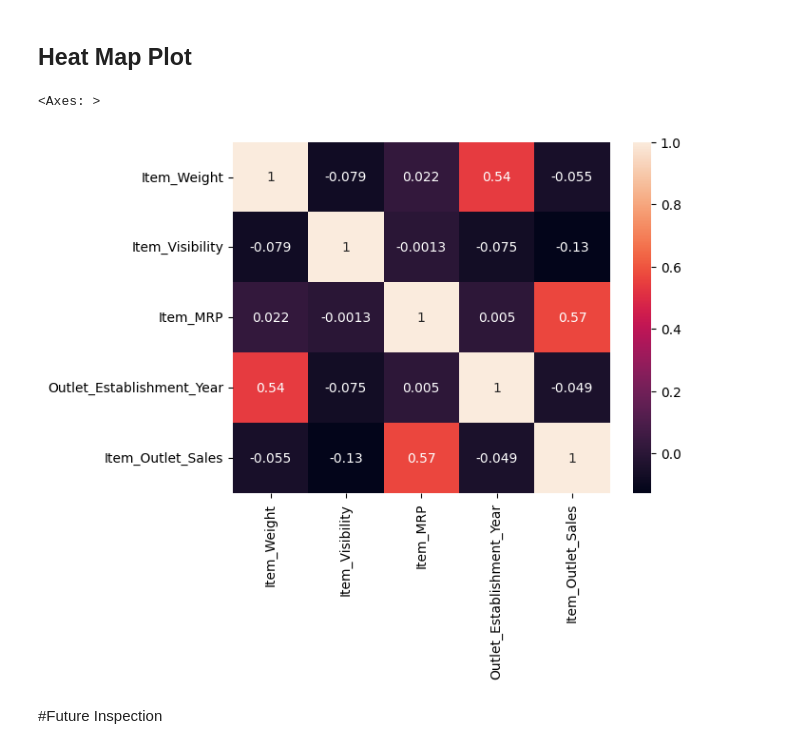
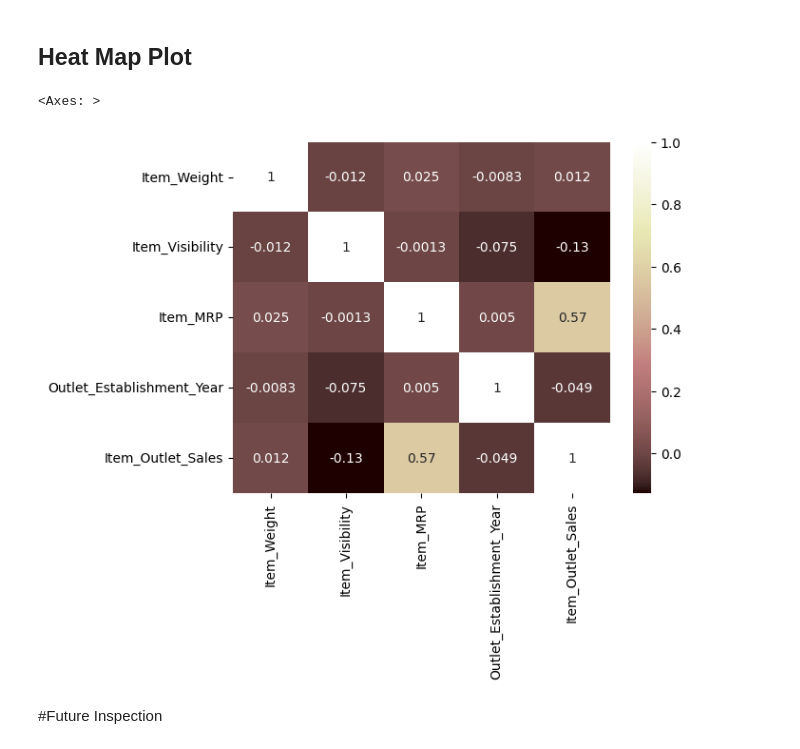
Before and after one commit to abeeraz379/Prediction-of-Product-sales, a Jupyter notebook: prediction of product sales.ipynb, the cells around one changed output. Cells and saved outputs as stored; diff of their text form; code cells hidden in the pictures.

```diff
--- a/prediction of product sales.ipynb
+++ b/prediction of product sales.ipynb
@@ -104,5 +141,5 @@ dtype: int64
 # %%
-df['Item_Weight'].fillna(-1,inplace=True)
+df['Item_Weight'].fillna(df['Item_Weight'].mean(),inplace=True)
 df['Item_Weight'].isna().sum()
 # %% [output]
 The behavior will change in pandas 3.0. This inplace method will never work because the intermediate object on which we are setting values always behaves as a copy.
@@ -115,5 +161,5 @@ np.int64(0)
 # %%
-df['Outlet_Size']=df['Outlet_Size'].fillna('missing')
+df['Outlet_Size']=df['Outlet_Size'].fillna('Medium')
 df['Outlet_Size'].isna().sum()
 # %% [output]
 np.int64(0)
@@ -225,10 +334,11 @@ ax=sns.countplot(data=df , x='Item_Fat_Content')
 # %% [markdown]
 ## Heat Map Plot
 # %%
+# make heatmap for correlation
 crr=df.corr(numeric_only=True)
-sns.heatmap(crr,annot=True)
+sns.heatmap(crr,annot=True,cmap="pink")
 # %% [output]
 <Axes: >
-[figure, old version]
+[figure, new version]
 # %% [markdown]
 #Future Inspection
```
Also changed, not shown: parts of 36 cells of this notebook.
